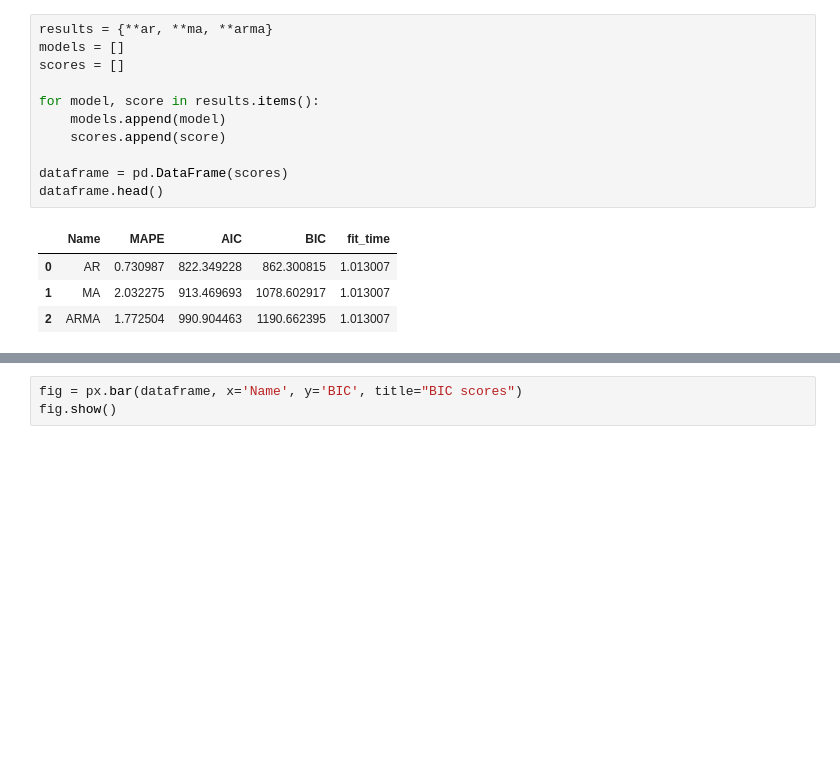
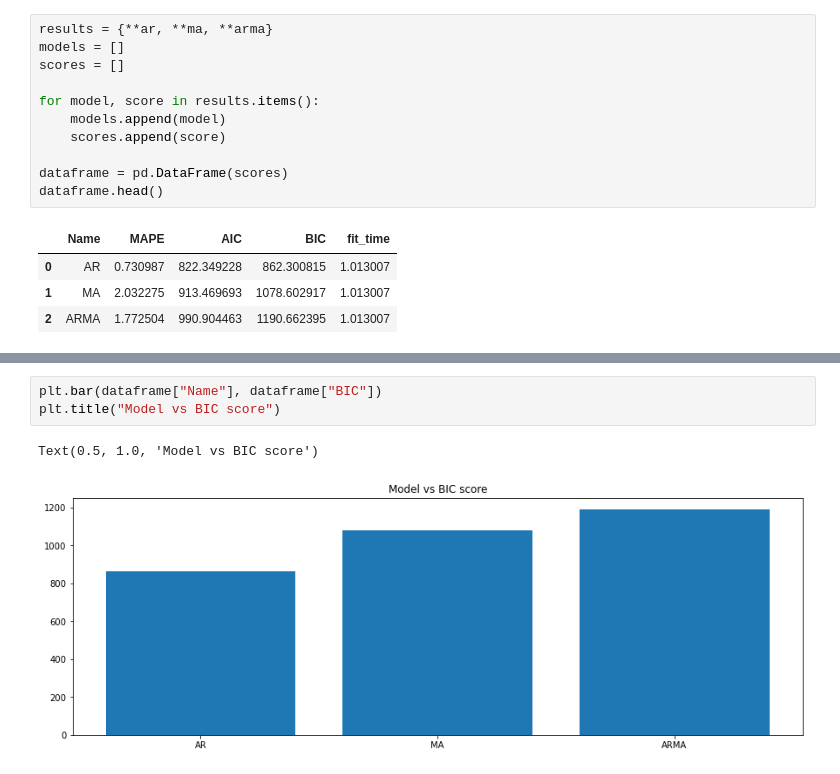
Before and after one commit to Pramod-Kumar808/time_series, a Jupyter notebook: notebook/Project_Notebook.ipynb, the cells around one changed output, grey strips where cells are left out. Saved outputs shown, nothing was run; the diff lists cells and outputs as text; blank space fills up the shorter version.

```diff
--- a/notebook/Project_Notebook.ipynb
+++ b/notebook/Project_Notebook.ipynb
@@ -534,4 +539,7 @@ fig.show()
 # %%
-fig = px.bar(dataframe, x='Name', y='BIC', title="BIC scores")
-fig.show()
+plt.bar(dataframe["Name"], dataframe["BIC"])
+plt.title("Model vs BIC score")
+# %% [output]
+Text(0.5, 1.0, 'Model vs BIC score')
+[figure, added]
 # %%
```
Also changed, not shown: parts of 5 cells of this notebook.
